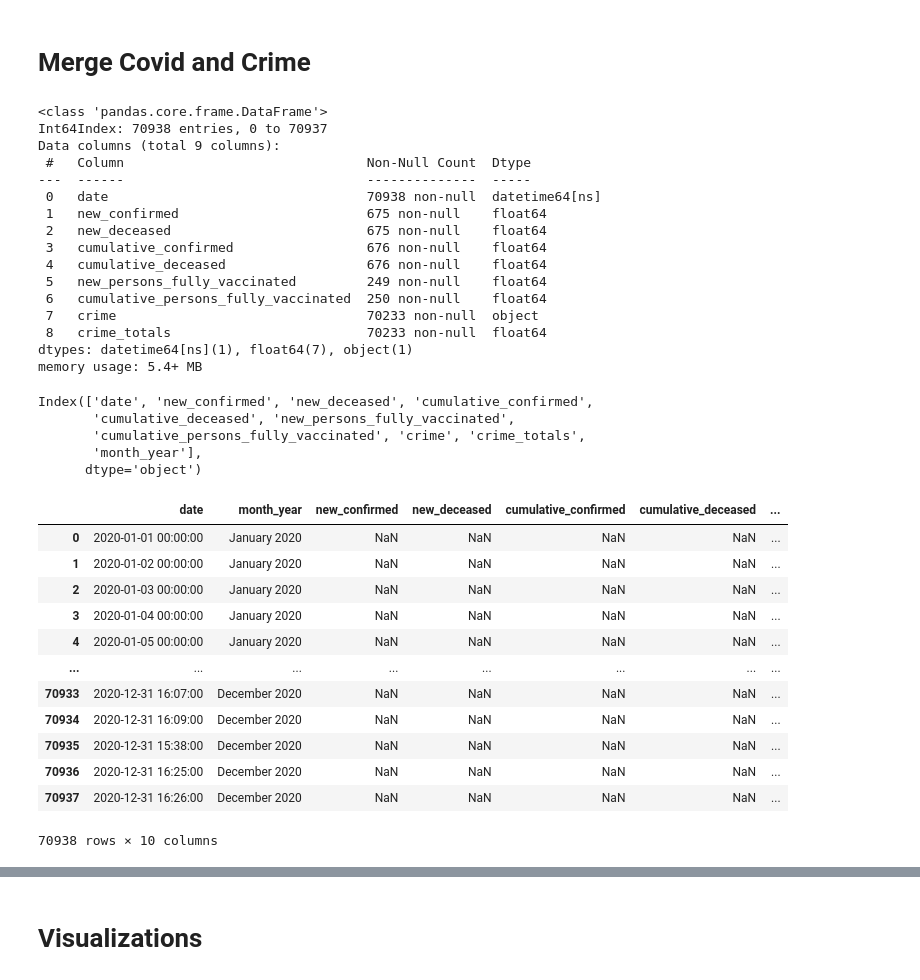
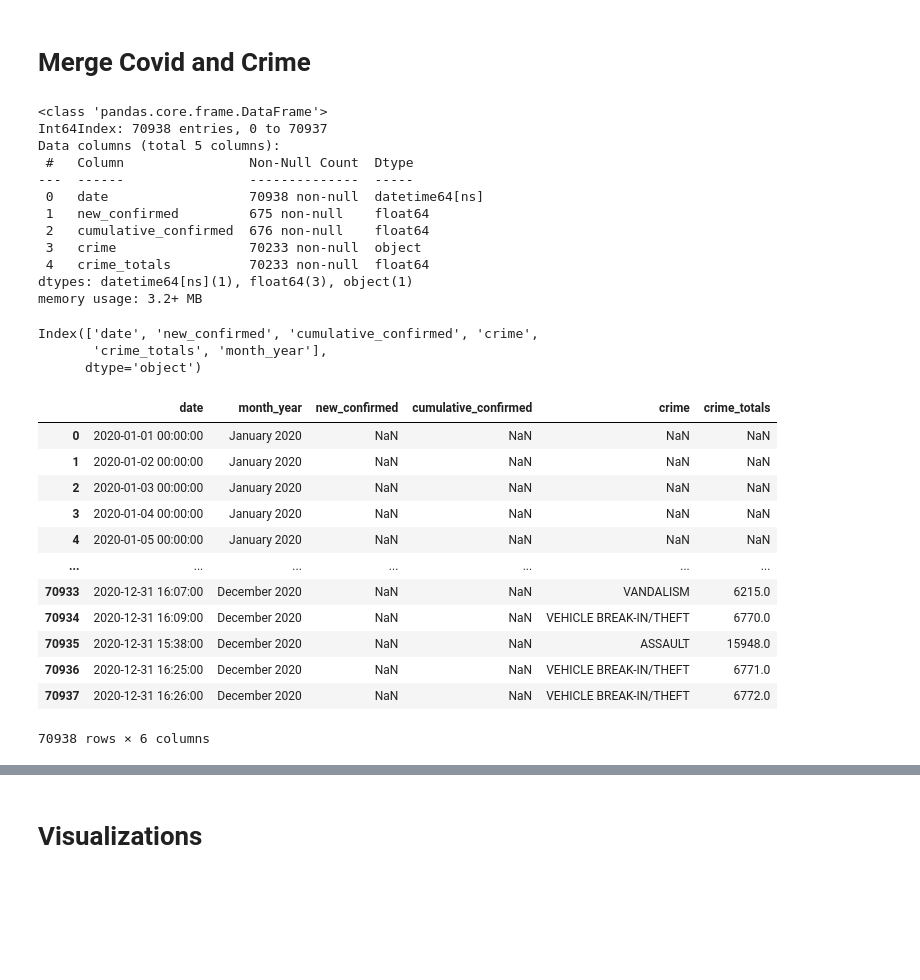
Before and after one commit to JeffreyFennell/Louisville-KY-Covid-and-Crime, a Jupyter notebook: covid_and_crime_2020.ipynb, the cells around one changed output, grey strips where cells are left out. Saved outputs shown, nothing was run; the diff lists cells and outputs as text; code cells hidden in the pictures; blank space fills up the shorter version.

```diff
--- a/covid_and_crime_2020.ipynb
+++ b/covid_and_crime_2020.ipynb
@@ -158,6 +158,10 @@ dropped_columns = [
     'iso_3166_1_alpha_2',
     'iso_3166_1_alpha_3',
     'aggregation_level',
+    'new_deceased',
+    'cumulative_deceased',
+    'new_persons_fully_vaccinated',
+    'cumulative_persons_fully_vaccinated',
     'openstreetmap_id',
     'latitude',
     'longitude',
@@ -694,20 +690,16 @@ combined.info()
 # %% [output]
 <class 'pandas.core.frame.DataFrame'>
 Int64Index: 70938 entries, 0 to 70937
-Data columns (total 9 columns):
- #   Column                               Non-Null Count  Dtype
----  ------                               --------------  -----
- 0   date                                 70938 non-null  datetime64[ns]
- 1   new_confirmed                        675 non-null    float64
- 2   new_deceased                         675 non-null    float64
- 3   cumulative_confirmed                 676 non-null    float64
- 4   cumulative_deceased                  676 non-null    float64
- 5   new_persons_fully_vaccinated         249 non-null    float64
- 6   cumulative_persons_fully_vaccinated  250 non-null    float64
- 7   crime                                70233 non-null  object
- 8   crime_totals                         70233 non-null  float64
-dtypes: datetime64[ns](1), float64(7), object(1)
-memory usage: 5.4+ MB
+Data columns (total 5 columns):
+ #   Column                Non-Null Count  Dtype
+---  ------                --------------  -----
+ 0   date                  70938 non-null  datetime64[ns]
+ 1   new_confirmed         675 non-null    float64
+ 2   cumulative_confirmed  676 non-null    float64
+ 3   crime                 70233 non-null  object
+ 4   crime_totals          70233 non-null  float64
+dtypes: datetime64[ns](1), float64(3), object(1)
+memory usage: 3.2+ MB
 # %%
 # Create a simplified date column in Month/Year format. This, unfortunately creates a date column with an object date type so we'll keep the original date column in the data frame.
 combined['month_year'] = combined['date'].dt.strftime('%B %Y')
@@ -715,33 +707,29 @@ combined['month_year'] = combined['date'].dt.strftime('%B %Y')
 # Display columns in order to reorder them in final combined data frame.
 combined.columns
 # %% [output]
-Index(['date', 'new_confirmed', 'new_deceased', 'cumulative_confirmed',
-       'cumulative_deceased', 'new_persons_fully_vaccinated',
-       'cumulative_persons_fully_vaccinated', 'crime', 'crime_totals',
-       'month_year'],
+Index(['date', 'new_confirmed', 'cumulative_confirmed', 'crime',
+       'crime_totals', 'month_year'],
       dtype='object')
 # %%
 # Assign reordered columns to a new variable.
-reordered_df= ['date', 'month_year', 'new_confirmed', 'new_deceased', 'cumulative_confirmed',
-       'cumulative_deceased', 'new_persons_fully_vaccinated',
-       'cumulative_persons_fully_vaccinated', 'crime', 'crime_totals' ]
+reordered_df= ['date', 'month_year', 'new_confirmed', 'cumulative_confirmed', 'crime', 'crime_totals' ]
 # Assign original df to newly created reordered df.
 combined= combined[reordered_df]
 combined
 # %% [output]
-|  | date | month_year | new_confirmed | new_deceased | cumulative_confirmed | cumulative_deceased | ... |
-| 0 | 2020-01-01 00:00:00 | January 2020 | NaN | NaN | NaN | NaN | ... |
-| 1 | 2020-01-02 00:00:00 | January 2020 | NaN | NaN | NaN | NaN | ... |
-| 2 | 2020-01-03 00:00:00 | January 2020 | NaN | NaN | NaN | NaN | ... |
-| 3 | 2020-01-04 00:00:00 | January 2020 | NaN | NaN | NaN | NaN | ... |
-| 4 | 2020-01-05 00:00:00 | January 2020 | NaN | NaN | NaN | NaN | ... |
-| ... | ... | ... | ... | ... | ... | ... | ... |
-| 70933 | 2020-12-31 16:07:00 | December 2020 | NaN | NaN | NaN | NaN | ... |
-| 70934 | 2020-12-31 16:09:00 | December 2020 | NaN | NaN | NaN | NaN | ... |
-| 70935 | 2020-12-31 15:38:00 | December 2020 | NaN | NaN | NaN | NaN | ... |
-| 70936 | 2020-12-31 16:25:00 | December 2020 | NaN | NaN | NaN | NaN | ... |
-| 70937 | 2020-12-31 16:26:00 | December 2020 | NaN | NaN | NaN | NaN | ... |
+|  | date | month_year | new_confirmed | cumulative_confirmed | crime | crime_totals |
+| 0 | 2020-01-01 00:00:00 | January 2020 | NaN | NaN | NaN | NaN |
+| 1 | 2020-01-02 00:00:00 | January 2020 | NaN | NaN | NaN | NaN |
+| 2 | 2020-01-03 00:00:00 | January 2020 | NaN | NaN | NaN | NaN |
+| 3 | 2020-01-04 00:00:00 | January 2020 | NaN | NaN | NaN | NaN |
+| 4 | 2020-01-05 00:00:00 | January 2020 | NaN | NaN | NaN | NaN |
+| ... | ... | ... | ... | ... | ... | ... |
+| 70933 | 2020-12-31 16:07:00 | December 2020 | NaN | NaN | VANDALISM | 6215.0 |
+| 70934 | 2020-12-31 16:09:00 | December 2020 | NaN | NaN | VEHICLE BREAK-IN/THEFT | 6770.0 |
+| 70935 | 2020-12-31 15:38:00 | December 2020 | NaN | NaN | ASSAULT | 15948.0 |
+| 70936 | 2020-12-31 16:25:00 | December 2020 | NaN | NaN | VEHICLE BREAK-IN/THEFT | 6771.0 |
+| 70937 | 2020-12-31 16:26:00 | December 2020 | NaN | NaN | VEHICLE BREAK-IN/THEFT | 6772.0 |
-70938 rows × 10 columns
+70938 rows × 6 columns
 # %%
 # Sort data frame by date
 combined= combined.sort_values(by=['date'])
```
Also changed, not shown: parts of 10 cells of this notebook, 2 other files.
